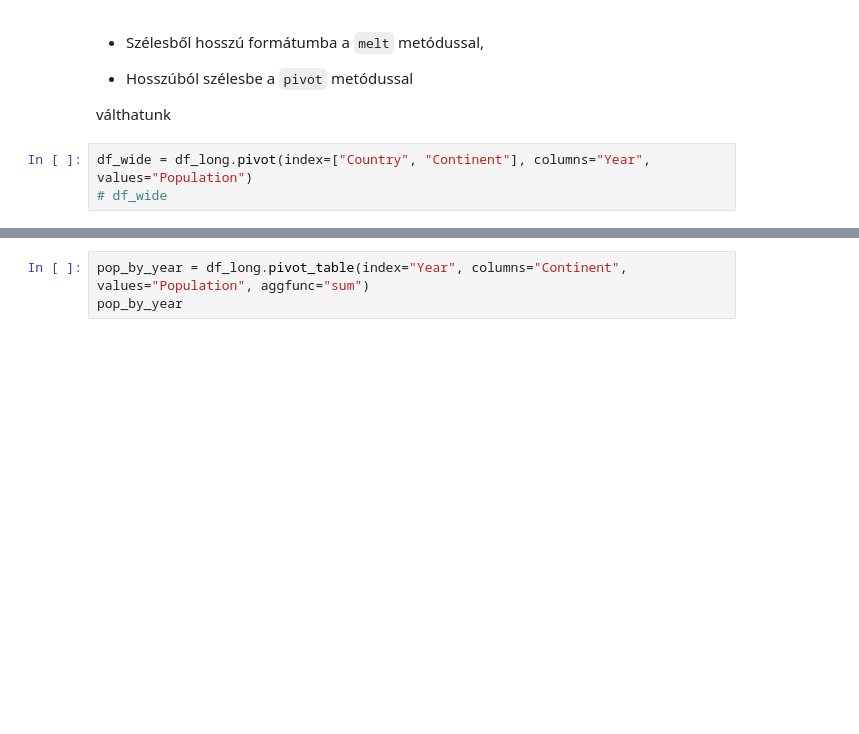
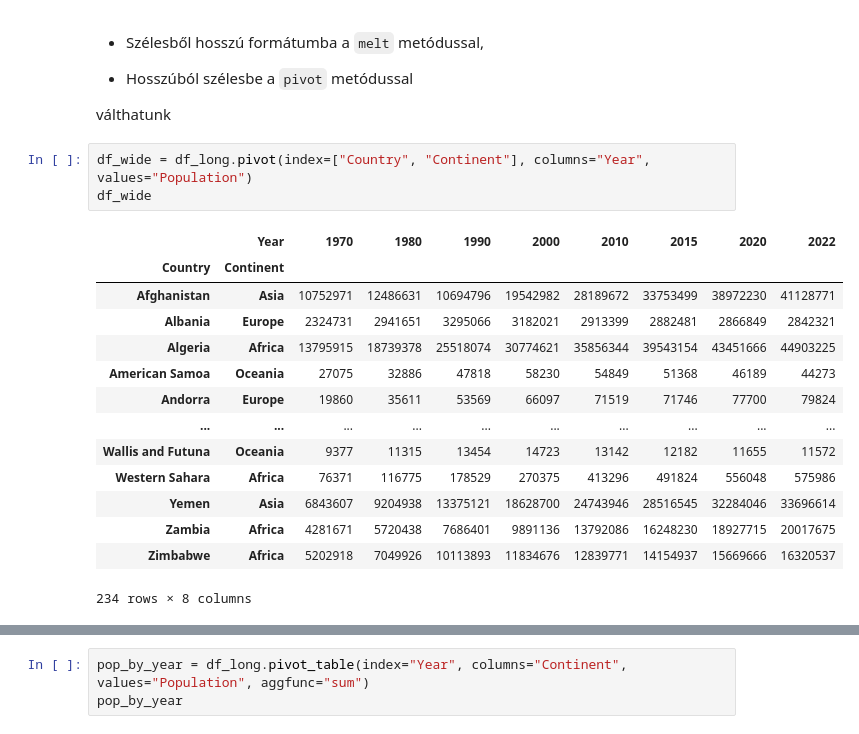
Before and after one commit to prokaj/elte-python-2024, a Jupyter notebook: 2024-11-20.ipynb, the cells around one changed output, grey strips where cells are left out. Saved outputs shown, nothing was run; the diff lists cells and outputs as text; blank space fills up the shorter version.

```diff
--- a/2024-11-20.ipynb
+++ b/2024-11-20.ipynb
@@ -246,7 +412,22 @@ df_long
 válthatunk
 # %%
 df_wide = df_long.pivot(index=["Country", "Continent"], columns="Year", values="Population")
-# df_wide
+df_wide
+# %% [output]
+|  | Year | 1970 | 1980 | 1990 | 2000 | 2010 | 2015 | 2020 | 2022 |
+| Country | Continent |  |  |  |  |  |  |  |  |
+| Afghanistan | Asia | 10752971 | 12486631 | 10694796 | 19542982 | 28189672 | 33753499 | 38972230 | 41128771 |
+| Albania | Europe | 2324731 | 2941651 | 3295066 | 3182021 | 2913399 | 2882481 | 2866849 | 2842321 |
+| Algeria | Africa | 13795915 | 18739378 | 25518074 | 30774621 | 35856344 | 39543154 | 43451666 | 44903225 |
+| American Samoa | Oceania | 27075 | 32886 | 47818 | 58230 | 54849 | 51368 | 46189 | 44273 |
+| Andorra | Europe | 19860 | 35611 | 53569 | 66097 | 71519 | 71746 | 77700 | 79824 |
+| ... | ... | ... | ... | ... | ... | ... | ... | ... | ... |
+| Wallis and Futuna | Oceania | 9377 | 11315 | 13454 | 14723 | 13142 | 12182 | 11655 | 11572 |
+| Western Sahara | Africa | 76371 | 116775 | 178529 | 270375 | 413296 | 491824 | 556048 | 575986 |
+| Yemen | Asia | 6843607 | 9204938 | 13375121 | 18628700 | 24743946 | 28516545 | 32284046 | 33696614 |
+| Zambia | Africa | 4281671 | 5720438 | 7686401 | 9891136 | 13792086 | 16248230 | 18927715 | 20017675 |
+| Zimbabwe | Africa | 5202918 | 7049926 | 10113893 | 11834676 | 12839771 | 14154937 | 15669666 | 16320537 |
+234 rows × 8 columns
 # %%
 df_wide.columns.name = None
 df_wide = df_wide.reset_index()
```
Also changed, not shown: parts of 47 cells of this notebook.
